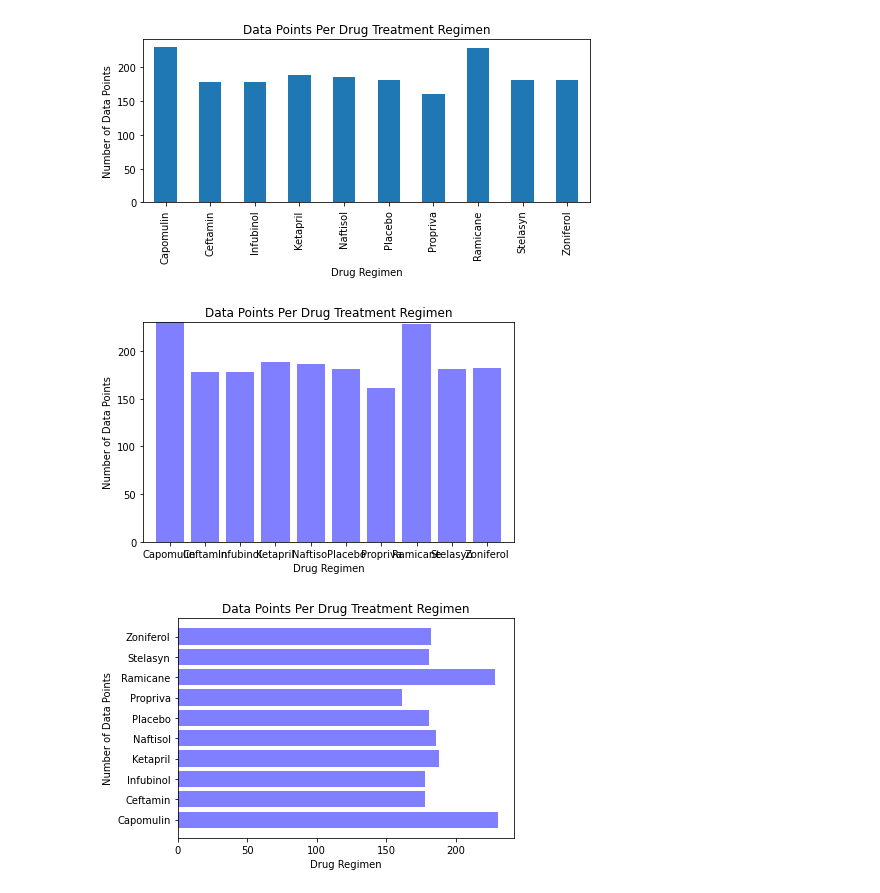
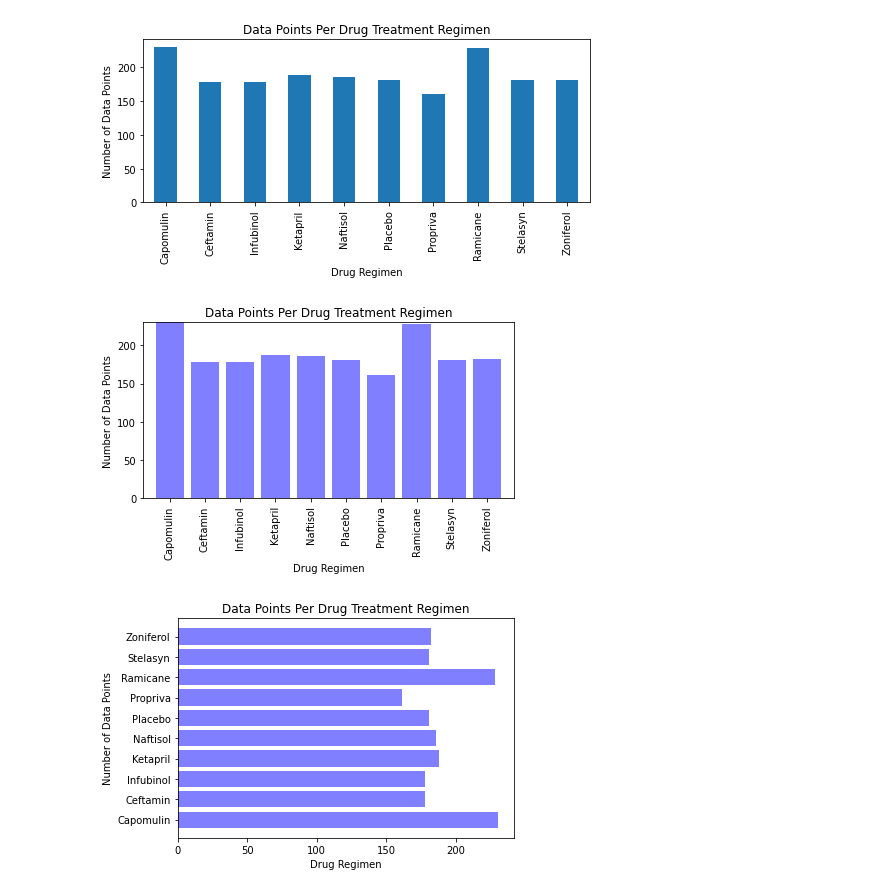
Before and after one commit to a-prospero/Matplotlib-homework, a Jupyter notebook: Pymaceuticals/pymaceuticals_starter.ipynb, the cells around one changed output. Cells and saved outputs as stored; diff of their text form; code cells hidden in the pictures.

Commit message:
cleaned up bar chart

```diff
--- a/Pymaceuticals/pymaceuticals_starter.ipynb
+++ b/Pymaceuticals/pymaceuticals_starter.ipynb
@@ -192,16 +192,16 @@ x_axis = np.arange(len(regimen_count))
 # %%
 new_plot = plt.bar(x_axis, regimen_count, color='b', alpha=0.5, align="center")
 tick_locations = [value for value in x_axis]
-plt.xticks(tick_locations, drug_regimens)
+plt.xticks(tick_locations, drug_regimens, rotation=90)
 #plt.xticks(range(len(drug_regimens)), (tick_locations))
 plt.xlim(-0.75, len(x_axis)-0.25)
 plt.ylim(0, max(regimen_count)+.04)
 plt.xlabel("Drug Regimen")
 plt.ylabel("Number of Data Points")
 plt.title("Data Points Per Drug Treatment Regimen")
 plt.tight_layout()
 # %% [output]
-[figure, old version]
+[figure, new version]
 # %%
 #tried a different plot so the regimens aren't clumped together
 plt.barh(regimen_data_points.index, regimen_data_points, color='b', alpha=0.5, align="center")
```
